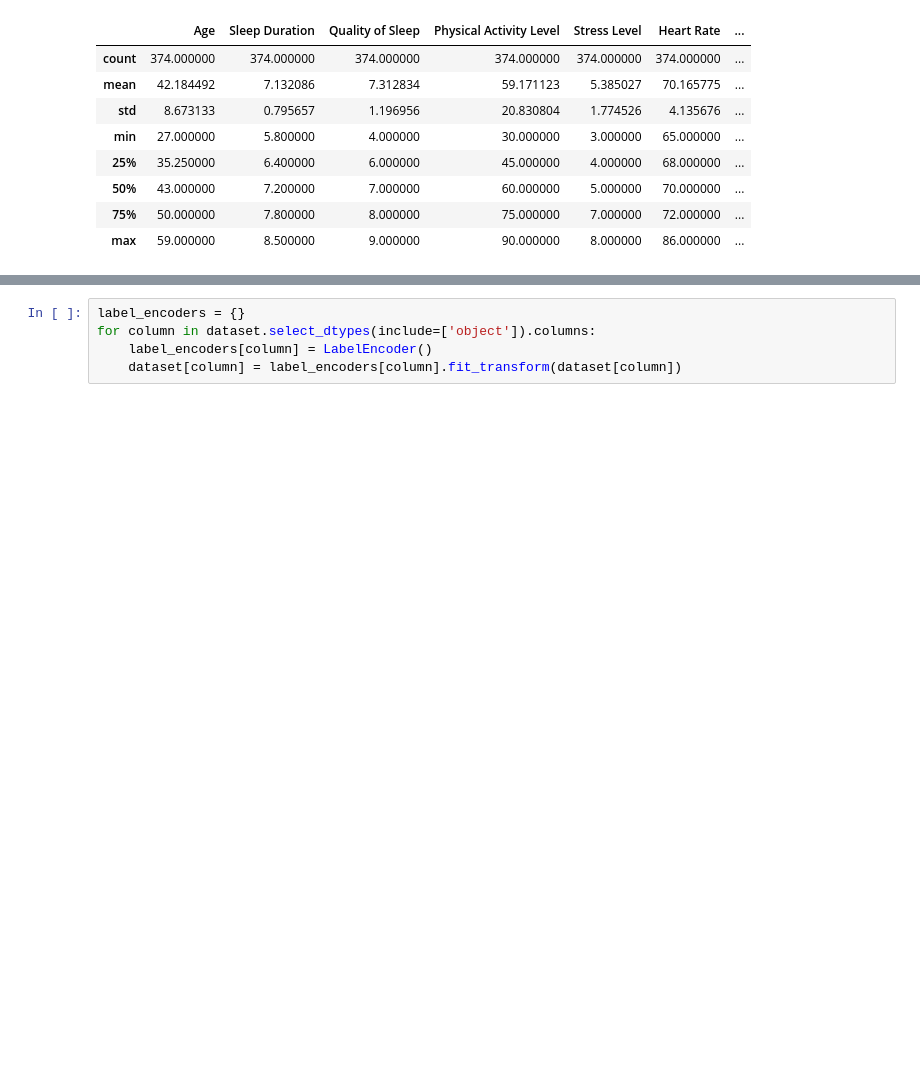
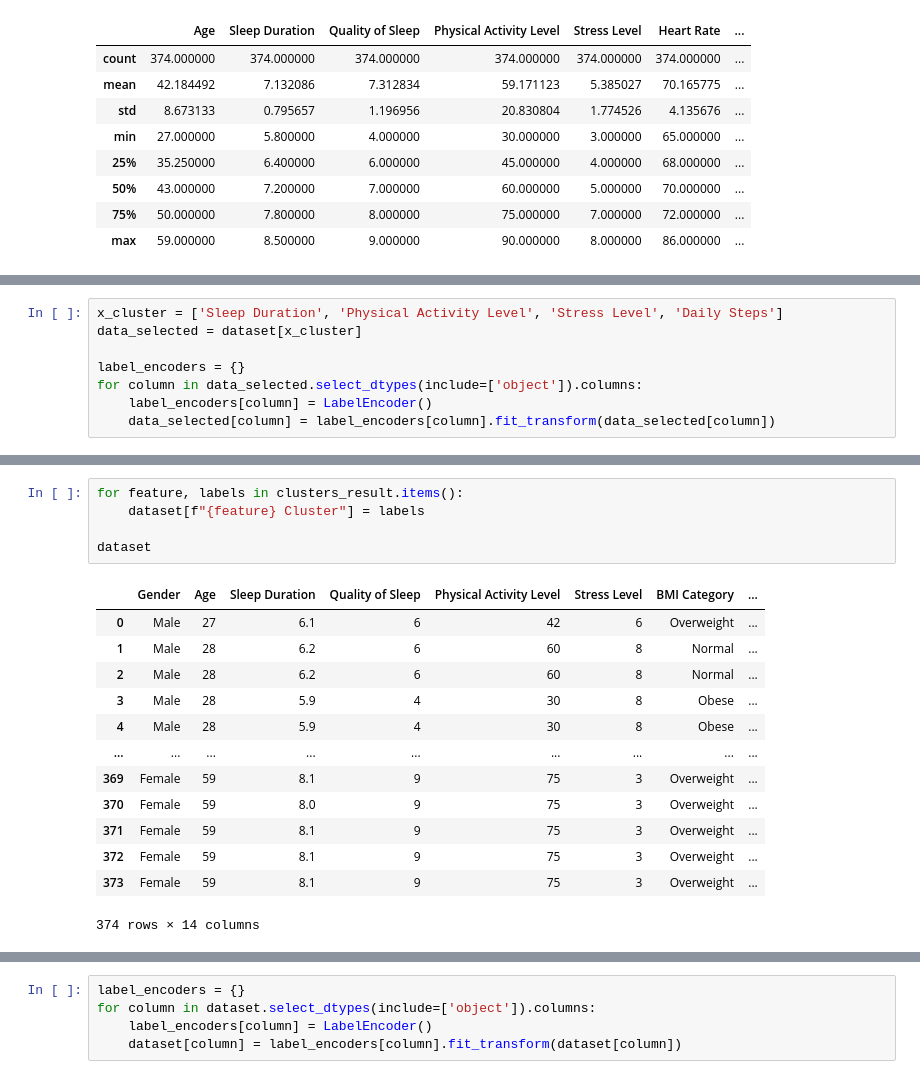
Before and after one commit to AdidyaAbimanyu/capstone, a Jupyter notebook: notebook.ipynb, the cells around one changed output, grey strips where cells are left out. Cells and saved outputs as stored; diff of their text form; blank space fills up the shorter version.

```diff
--- a/notebook.ipynb
+++ b/notebook.ipynb
@@ -114,0 +118,8 @@ dataset.describe()
+# %%
+x_cluster = ['Sleep Duration', 'Physical Activity Level', 'Stress Level', 'Daily Steps']
+data_selected = dataset[x_cluster]
+
+label_encoders = {}
+for column in data_selected.select_dtypes(include=['object']).columns:
+    label_encoders[column] = LabelEncoder()
+    data_selected[column] = label_encoders[column].fit_transform(data_selected[column])
@@ -114,0 +150,19 @@ dataset.describe()
+# %%
+for feature, labels in clusters_result.items():
+    dataset[f"{feature} Cluster"] = labels
+
+dataset
+# %% [output]
+|  | Gender | Age | Sleep Duration | Quality of Sleep | Physical Activity Level | Stress Level | BMI Category | ... |
+| 0 | Male | 27 | 6.1 | 6 | 42 | 6 | Overweight | ... |
+| 1 | Male | 28 | 6.2 | 6 | 60 | 8 | Normal | ... |
+| 2 | Male | 28 | 6.2 | 6 | 60 | 8 | Normal | ... |
+| 3 | Male | 28 | 5.9 | 4 | 30 | 8 | Obese | ... |
+| 4 | Male | 28 | 5.9 | 4 | 30 | 8 | Obese | ... |
+| ... | ... | ... | ... | ... | ... | ... | ... | ... |
+| 369 | Female | 59 | 8.1 | 9 | 75 | 3 | Overweight | ... |
+| 370 | Female | 59 | 8.0 | 9 | 75 | 3 | Overweight | ... |
+| 371 | Female | 59 | 8.1 | 9 | 75 | 3 | Overweight | ... |
+| 372 | Female | 59 | 8.1 | 9 | 75 | 3 | Overweight | ... |
+| 373 | Female | 59 | 8.1 | 9 | 75 | 3 | Overweight | ... |
+374 rows × 14 columns
```
Also changed, not shown: parts of 19 cells of this notebook, 1 other file.
